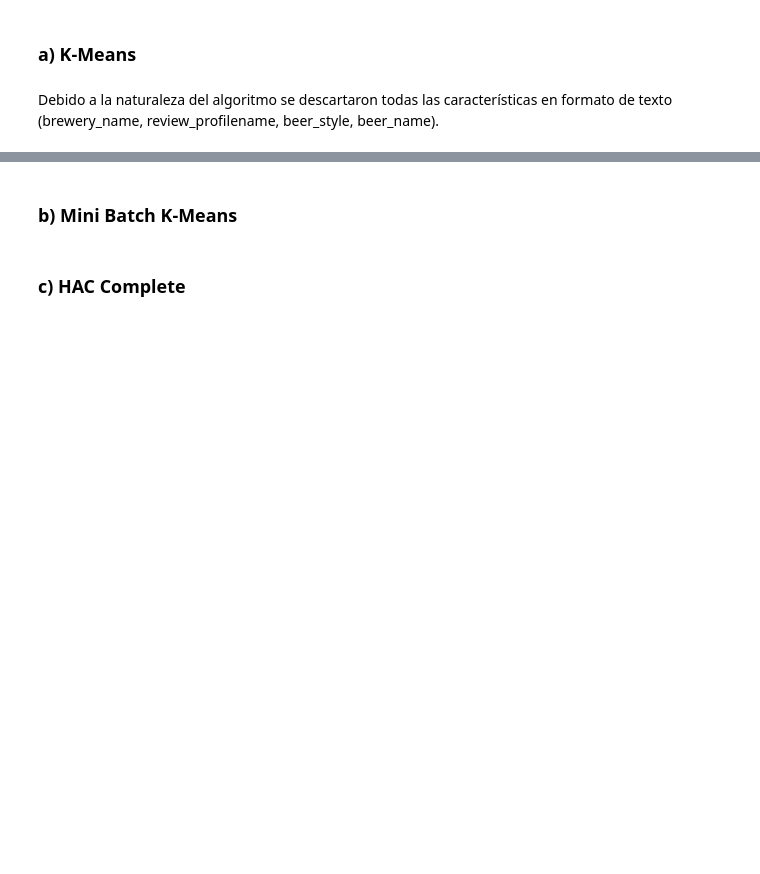
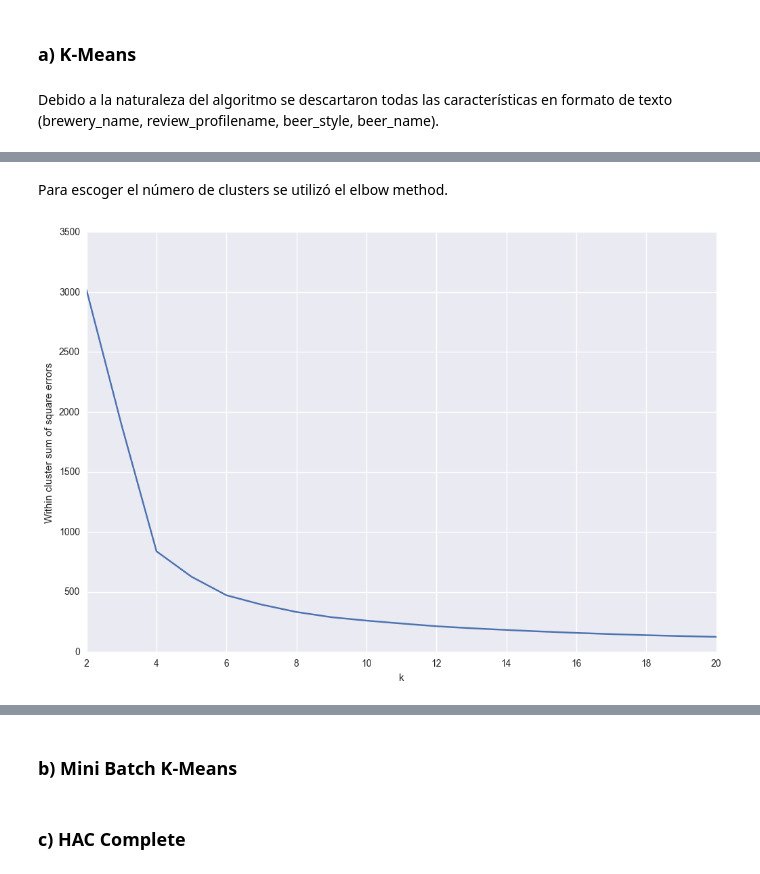
Before and after one commit to MatiasCS/Tarea1MD, a Jupyter notebook: Tarea1MD.ipynb, the cells around one changed output, grey strips where cells are left out. Cells and saved outputs as stored; diff of their text form; code cells hidden in the pictures; blank space fills up the shorter version.

```diff
--- a/Tarea1MD.ipynb
+++ b/Tarea1MD.ipynb
@@ -96 +102,19 @@ plt.show()
+# %% [markdown]
+Para escoger el número de clusters se utilizó el elbow method.
+# %%
+def elbow(df, n_clusters):
+    kMeansVar = [KMeans(n_clusters=k).fit(df) for k in range(1, n_clusters)]
+    centroids = [X.cluster_centers_ for X in kMeansVar]
+    k_euclid = [cdist(df, cent) for cent in centroids]
+    dist = [np.min(ke, axis=1) for ke in k_euclid]
+    wcss = [sum(d**2) for d in dist]
+    plt.figure(figsize=(12, 8))
+    plt.plot(range(2,21),wcss)
+    plt.ylabel('Within cluster sum of square errors')
+    plt.xlabel('k')
+    plt.show()
+
+elbow(X_red,20)
+# %% [output]
+[figure, added]
 # %% [markdown]
```
Also changed, not shown: parts of 14 cells of this notebook.
